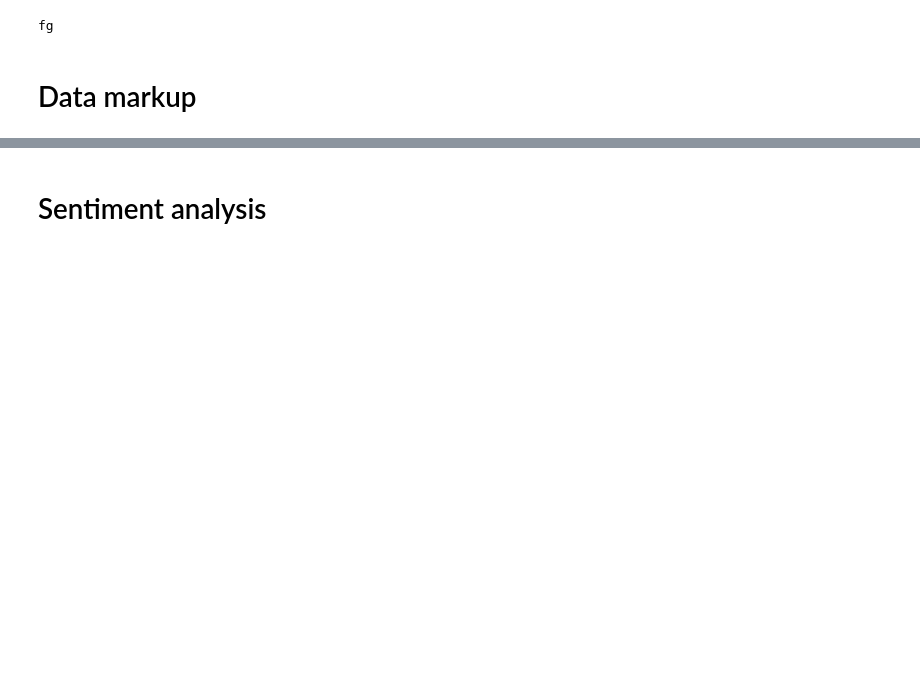
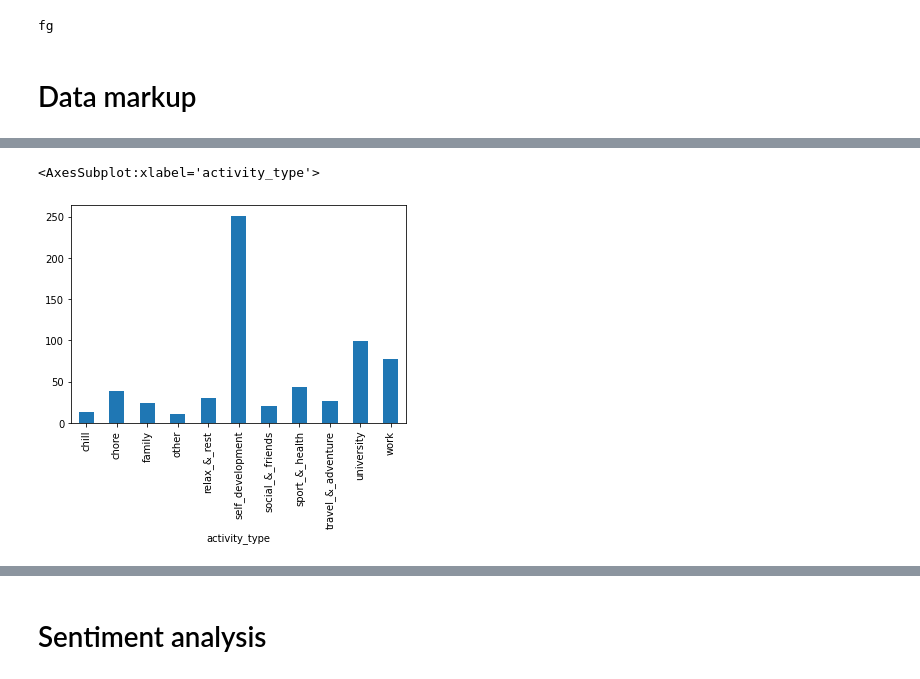
Before and after one commit to tttonyalpha/life_analyser, a Jupyter notebook: tg_bot/prototype.ipynb, the cells around one changed output, grey strips where cells are left out. Drawn from its saved outputs; the diff is of its cells as text; code cells hidden in the pictures; blank space fills up the shorter version.

```diff
--- a/tg_bot/prototype.ipynb
+++ b/tg_bot/prototype.ipynb
@@ -778,0 +748,18 @@ Unread result found
+# %%
+import pandas as pd
+
+def sql_to_df(table_name):
+    try:
+        with connect(host=db_host, user=db_user, password=db_password,) as connection:
+            use_db_query = f"USE {db_name};"
+            show_activities = f"SELECT * FROM {table_name};"
+            with connection.cursor() as cursor:
+                cursor.execute(use_db_query)
+                df = pd.read_sql(show_activities, connection)
+            return df
+    except Error as e:
+        print(e)
+        return None
+# %%
+activities_df = sql_to_df('activities')
+activities_df.head(5)
@@ -778,0 +773,5 @@ Unread result found
+# %%
+activities_df.groupby(by = ['activity_type']).activity_id.count().plot.bar()
+# %% [output]
+<AxesSubplot:xlabel='activity_type'>
+[figure, added]
```
Also changed, not shown: parts of 34 cells of this notebook.
